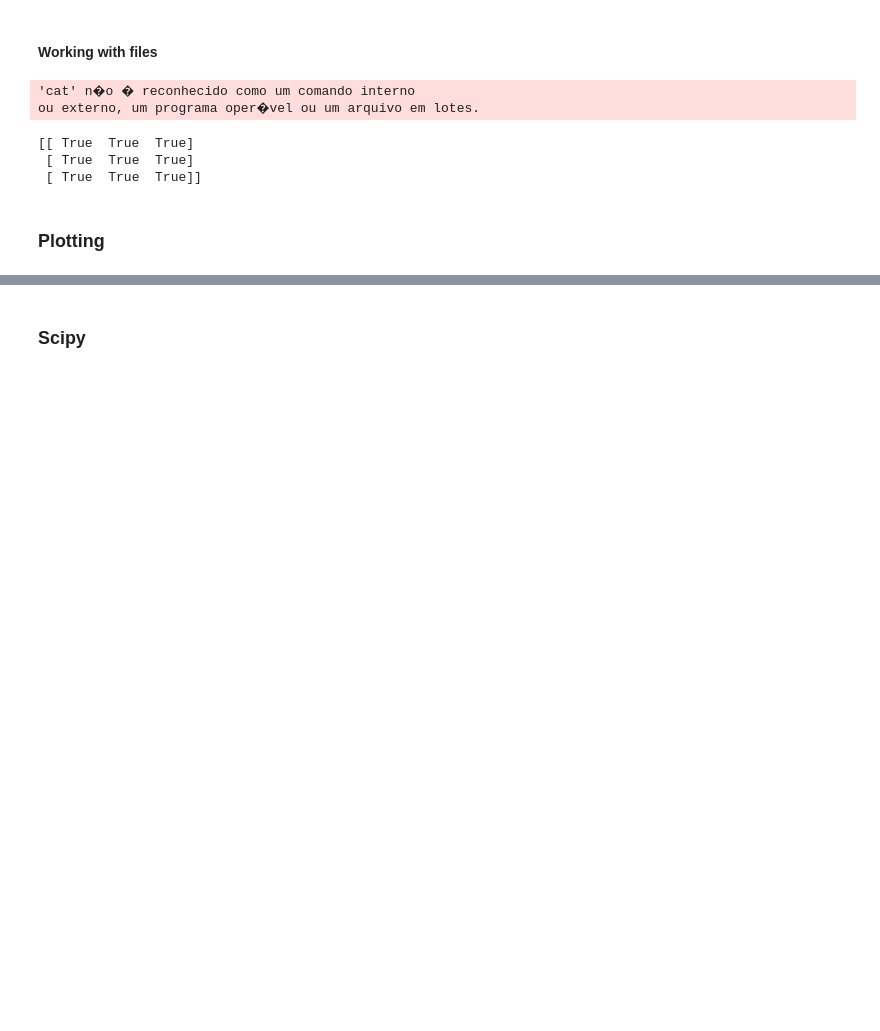
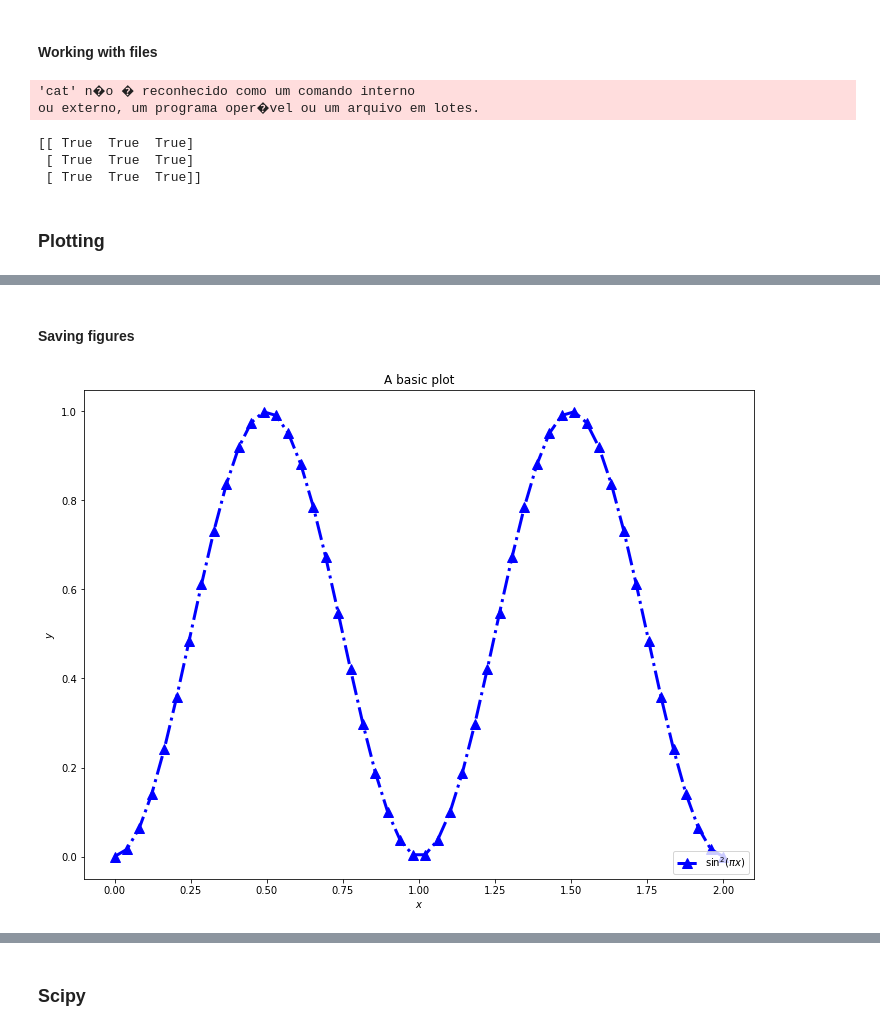
Before and after one commit to caiquemiranda/maths-with-python, a Jupyter notebook: 06-Scientific-Python.ipynb, the cells around one changed output, grey strips where cells are left out. Cells and saved outputs as stored; diff of their text form; code cells hidden in the pictures; blank space fills up the shorter version.

```diff
--- a/06-Scientific-Python.ipynb
+++ b/06-Scientific-Python.ipynb
@@ -85,0 +118,21 @@ print(A_from_file == A_numpy)
+# %% [markdown]
+#### Saving figures
+# %%
+x = numpy.linspace(0, 2.0)
+y = numpy.sin(numpy.pi*x)**2
+
+pyplot.plot(x, y,
+            marker='^',
+            markersize=10,
+            linestyle='-.',
+            linewidth=3,
+            color='b',
+            label=r'$\sin^2(\pi x)$')
+
+pyplot.legend(loc='lower right')
+pyplot.xlabel(r'$x$')
+pyplot.ylabel(r'$y$')
+pyplot.title('A basic plot')
+pyplot.savefig('data/simple_plot.png')
+# %% [output]
+[figure, added]
```
Also changed, not shown: parts of 29 cells of this notebook, 1 other file.
